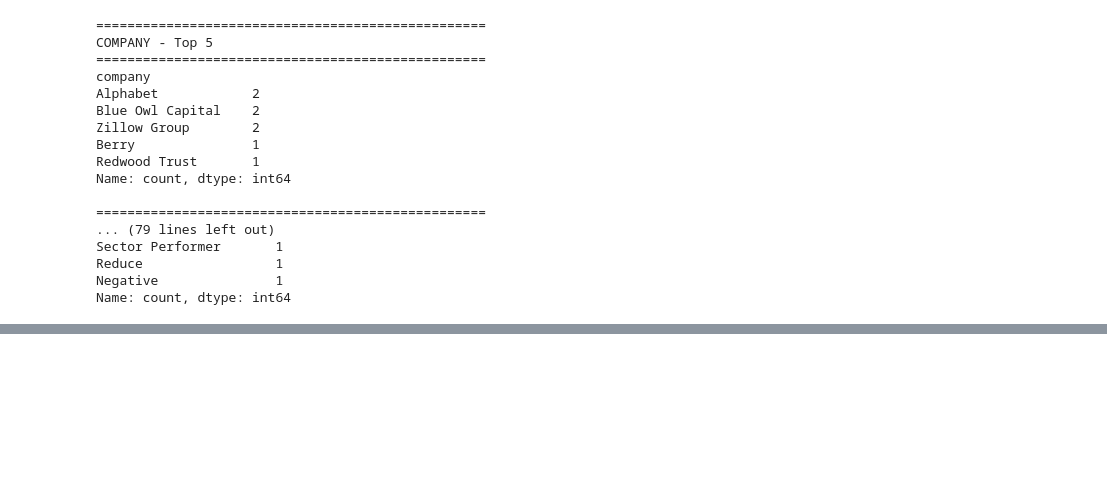
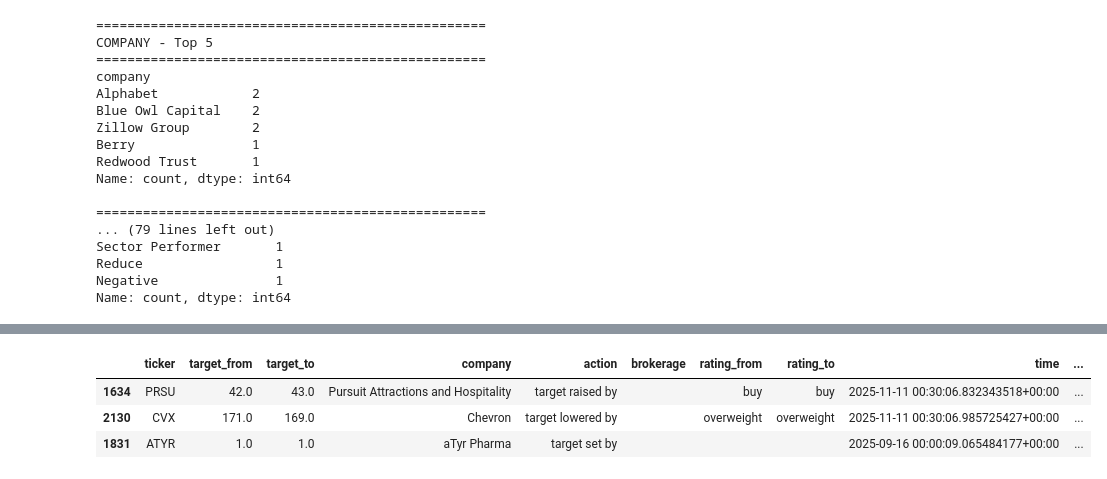
Before and after one commit to Danielfts/SWE-App, a Jupyter notebook: tooling/analysis.ipynb, the cells around one changed output, grey strips where cells are left out. Drawn from its saved outputs; the diff is of its cells as text; code cells hidden in the pictures; blank space fills up the shorter version.

```diff
--- a/tooling/analysis.ipynb
+++ b/tooling/analysis.ipynb
@@ -91,0 +98,19 @@ report = profile.to_notebook_iframe()
+# %%
+# Add new features to the dataframe
+
+# 1. target_delta as percentage
+df['target_delta'] = ((df['target_to'] - df['target_from']) / df['target_from'] * 100).round(1)
+
+# 2. has_brokerage - binary indicator (1 if not empty, 0 if empty)
+df['has_brokerage'] = (df['brokerage'].str.strip() != '').astype(int)
+
+# 3. Convert time from ISO string to datetime with timezone
+df['time'] = pd.to_datetime(df['time'], utc=True)
+
+# 4. time_delta - number of days from time to today
+today = pd.Timestamp.now(tz='UTC')
+df['time_delta'] = (today - df['time']).dt.days
+
+# Display sample to verify changes
+print("Sample of new features:")
+df[['time', 'time_delta', 'target_delta', 'has_brokerage']].sample(3)
@@ -91,0 +123,5 @@ report = profile.to_notebook_iframe()
+# %%
+# Normalize action, rating_from, and rating_to by converting to lowercase
+df['action'] = df['action'].str.lower()
+df['rating_from'] = df['rating_from'].str.lower()
+df['rating_to'] = df['rating_to'].str.lower()
@@ -91,0 +292,7 @@ report = profile.to_notebook_iframe()
+# %%
+df.sample(3)
+# %% [output]
+|  | ticker | target_from | target_to | company | action | brokerage | rating_from | rating_to | time | ... |
+| 1634 | PRSU | 42.0 | 43.0 | Pursuit Attractions and Hospitality | target raised by |  | buy | buy | 2025-11-11 00:30:06.832343518+00:00 | ... |
+| 2130 | CVX | 171.0 | 169.0 | Chevron | target lowered by |  | overweight | overweight | 2025-11-11 00:30:06.985725427+00:00 | ... |
+| 1831 | ATYR | 1.0 | 1.0 | aTyr Pharma | target set by |  |  |  | 2025-09-16 00:00:09.065484177+00:00 | ... |
```
Also changed, not shown: parts of 13 cells of this notebook.
